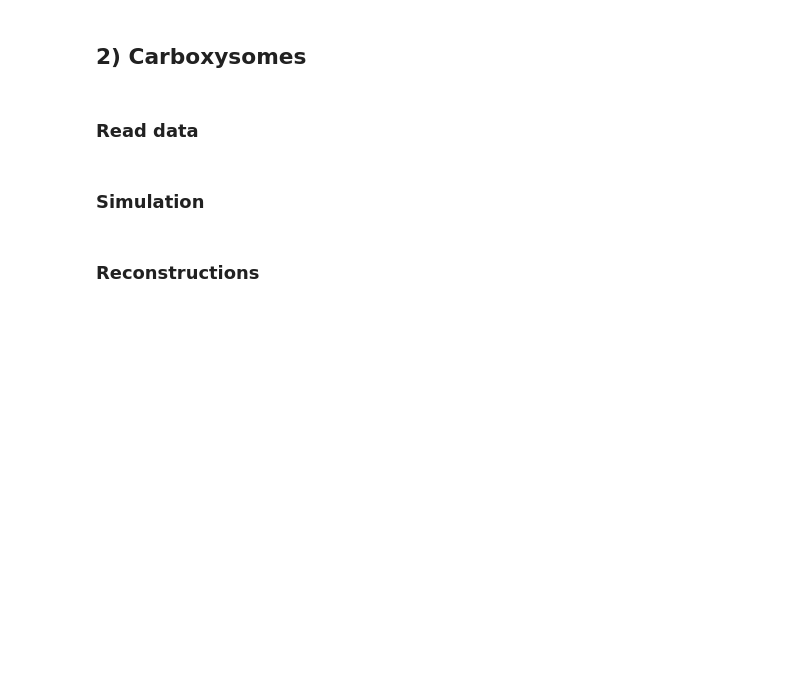
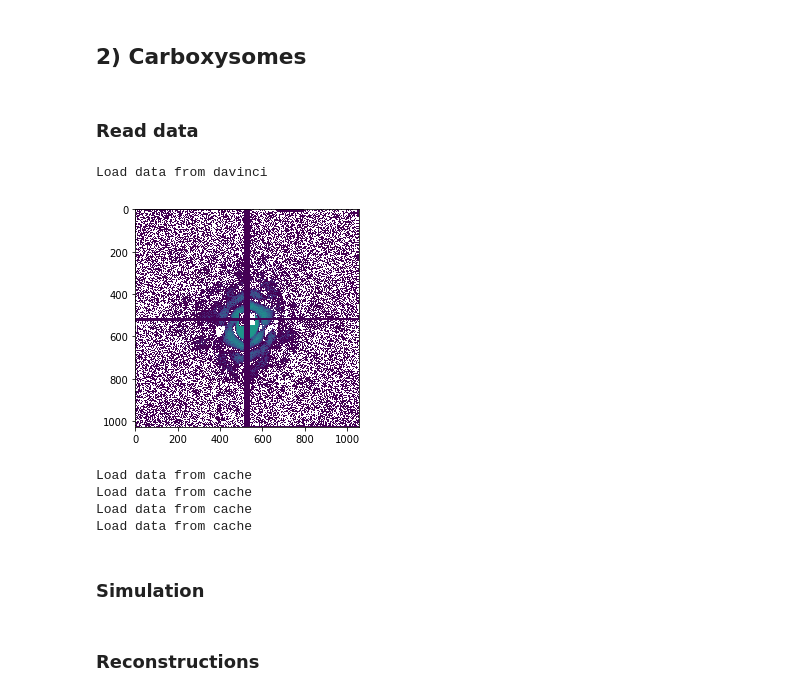
Before and after one commit to mhantke/esi_at_amo, a Jupyter notebook: notebooks/fig_diffraction.ipynb, the cells around one changed output. Drawn from its saved outputs; the diff is of its cells as text; code cells hidden in the pictures; blank space fills up the shorter version.

```diff
--- a/notebooks/fig_diffraction.ipynb
+++ b/notebooks/fig_diffraction.ipynb
@@ -121,13 +128,25 @@ rsrecs_tbsv = [rec11, rec12, rec21, rec22]
 ## 2) Carboxysomes
 # %% [markdown]
 ### Read data
+# %%
+plt.figure()
+plt.imshow(read_data(run_cbx, i=[13])[1][0], norm=LogNorm(1, 1000))
+plt.show()
+# %% [output]
+Load data from davinci
+[figure, added]
 # %%
 # CBX
 run_cbx = 127
-i_list_cbx = [3,4,5,9,10]
+i_list_cbx = [10,3,11,13]
 mask_cbx, images_cbx = read_data(run_cbx, i=i_list_cbx)
 Nx = mask_cbx.shape[1]
 Ny = mask_cbx.shape[0]
+# %% [output]
+Load data from cache
+Load data from cache
+Load data from cache
+Load data from cache
 # %% [markdown]
 ### Simulation
 # %%
```
Also changed, not shown: parts of 6 cells of this notebook, 1 other file.
